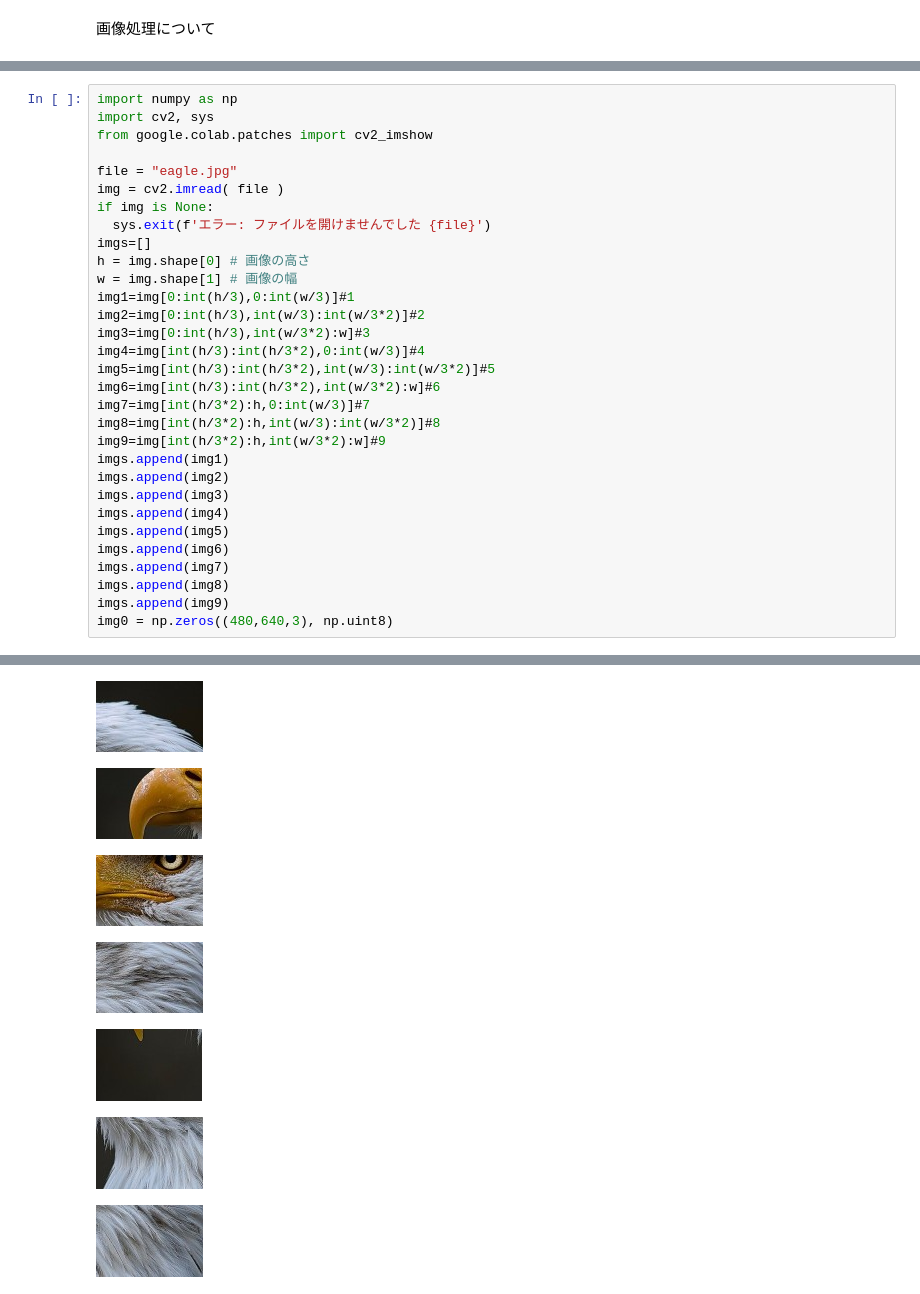
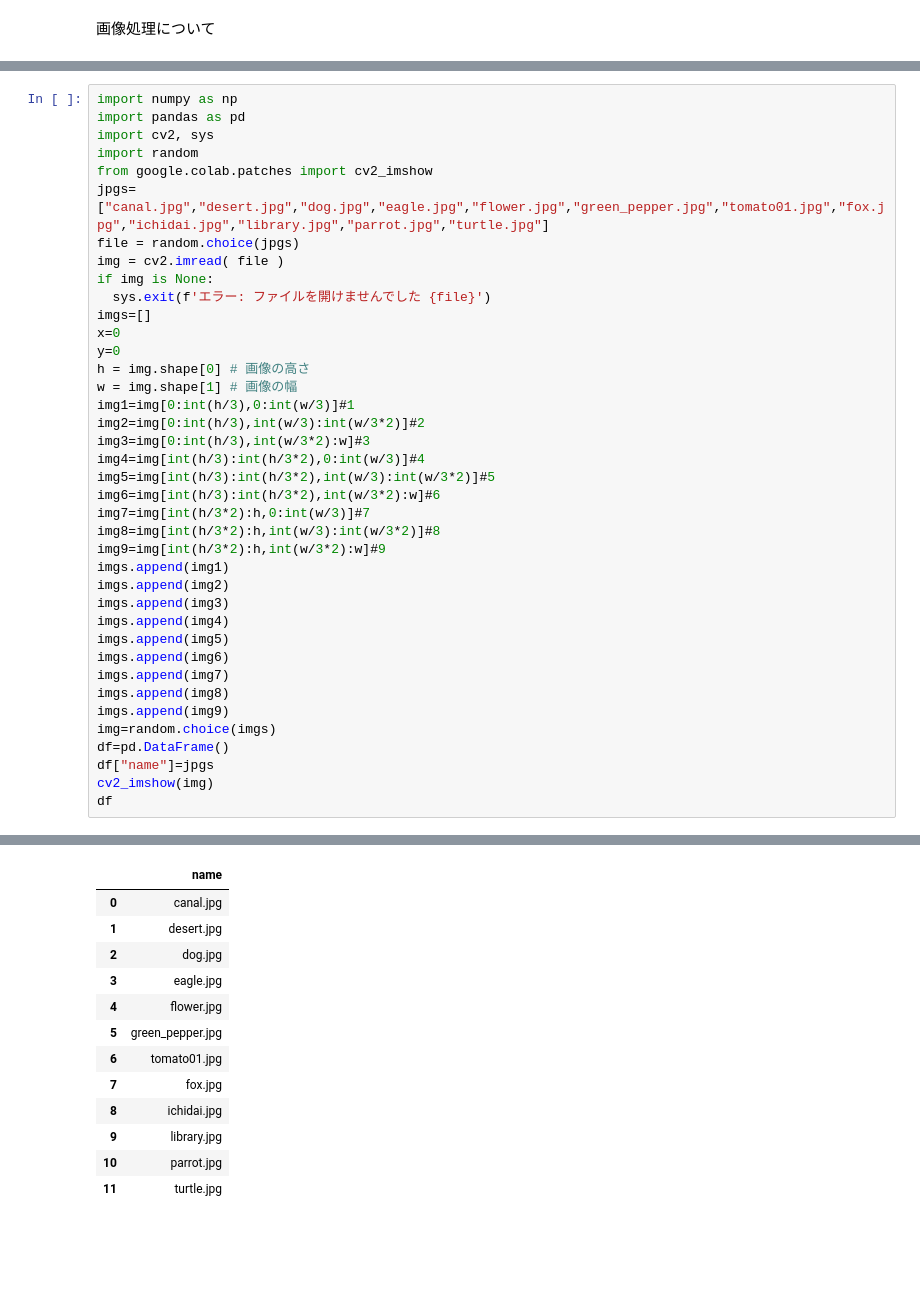
Before and after one commit to hiroca/Prog-kakusin, a Jupyter notebook: wirk3.ipynb, the cells around one changed output, grey strips where cells are left out. Drawn from its saved outputs; the diff is of its cells as text; blank space fills up the shorter version.

```diff
--- a/wirk3.ipynb
+++ b/wirk3.ipynb
@@ -180,13 +26,17 @@ plt.show()
 # %%
 import numpy as np
+import pandas as pd
 import cv2, sys
+import random
 from google.colab.patches import cv2_imshow
-
-file = "eagle.jpg"
+jpgs=["canal.jpg","desert.jpg","dog.jpg","eagle.jpg","flower.jpg","green_pepper.jpg","tomato01.jpg","fox.jpg","ichidai.jpg","library.jpg","parrot.jpg","turtle.jpg"]
+file = random.choice(jpgs)
 img = cv2.imread( file )
 if img is None:
   sys.exit(f'エラー: ファイルを開けませんでした {file}')
 imgs=[]
+x=0
+y=0
 h = img.shape[0] # 画像の高さ
 w = img.shape[1] # 画像の幅
 img1=img[0:int(h/3),0:int(w/3)]#1
@@ -207,5 +57,9 @@ imgs.append(img6)
 imgs.append(img7)
 imgs.append(img8)
 imgs.append(img9)
-img0 = np.zeros((480,640,3), np.uint8)
+img=random.choice(imgs)
+df=pd.DataFrame()
+df["name"]=jpgs
+cv2_imshow(img)
+df
 # %% [output]
@@ -214,7 +67,13 @@ img0 = np.zeros((480,640,3), np.uint8)
-[figure, removed]
-[figure, removed]
-[figure, removed]
-[figure, removed]
-[figure, removed]
-[figure, removed]
-[figure, removed]
+|  | name |
+| 0 | canal.jpg |
+| 1 | desert.jpg |
+| 2 | dog.jpg |
+| 3 | eagle.jpg |
+| 4 | flower.jpg |
+| 5 | green_pepper.jpg |
+| 6 | tomato01.jpg |
+| 7 | fox.jpg |
+| 8 | ichidai.jpg |
+| 9 | library.jpg |
+| 10 | parrot.jpg |
+| 11 | turtle.jpg |
```
Also changed, not shown: parts of 4 cells of this notebook.
